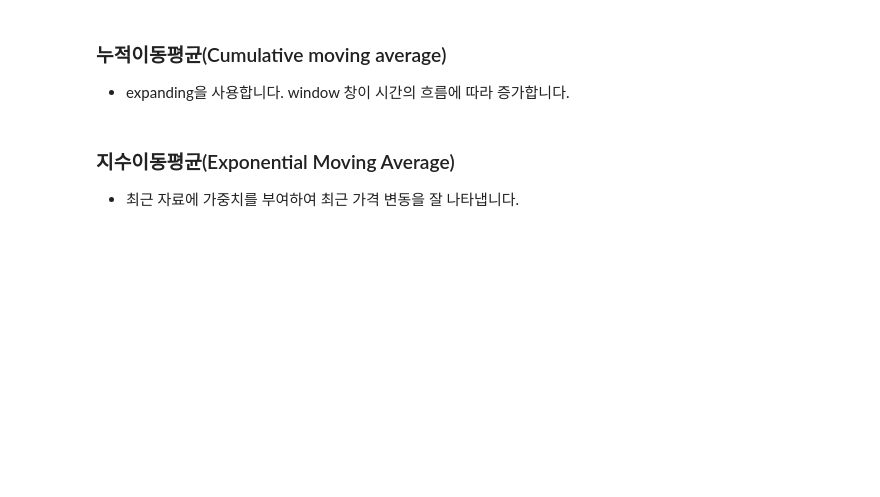
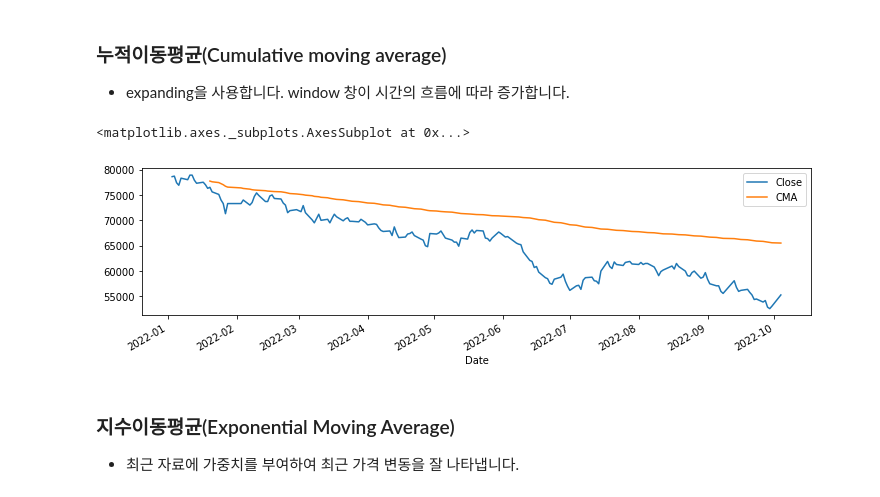
Before and after one commit to radanim/TIL, a Jupyter notebook: 01_일별_수익률과_이동평균_input.ipynb, the cells around one changed output. Saved outputs shown, nothing was run; the diff lists cells and outputs as text; code cells hidden in the pictures; blank space fills up the shorter version.

```diff
--- a/01_일별_수익률과_이동평균_input.ipynb
+++ b/01_일별_수익률과_이동평균_input.ipynb
@@ -119,10 +238,13 @@
 * expanding을 사용합니다. window 창이 시간의 흐름에 따라 증가합니다.
 # %%
 # expanding 을 사용하면 window가 시간의 흐름에 따라 증가합니다.
-# df["CMA"]
+df["CMA"] = df["Close"].expanding(14).mean()
 # %%
 # 누적이동평균 시각화
-# df[["Close", "CMA"]]
+df[["Close", "CMA"]].plot(figsize=(12,3))
+# %% [output]
+<matplotlib.axes._subplots.AxesSubplot at 0x...>
+[figure, added]
 # %% [markdown]
 ### 지수이동평균(Exponential Moving Average)
 * 최근 자료에 가중치를 부여하여 최근 가격 변동을 잘 나타냅니다.
```
Also changed, not shown: parts of 38 cells of this notebook.
